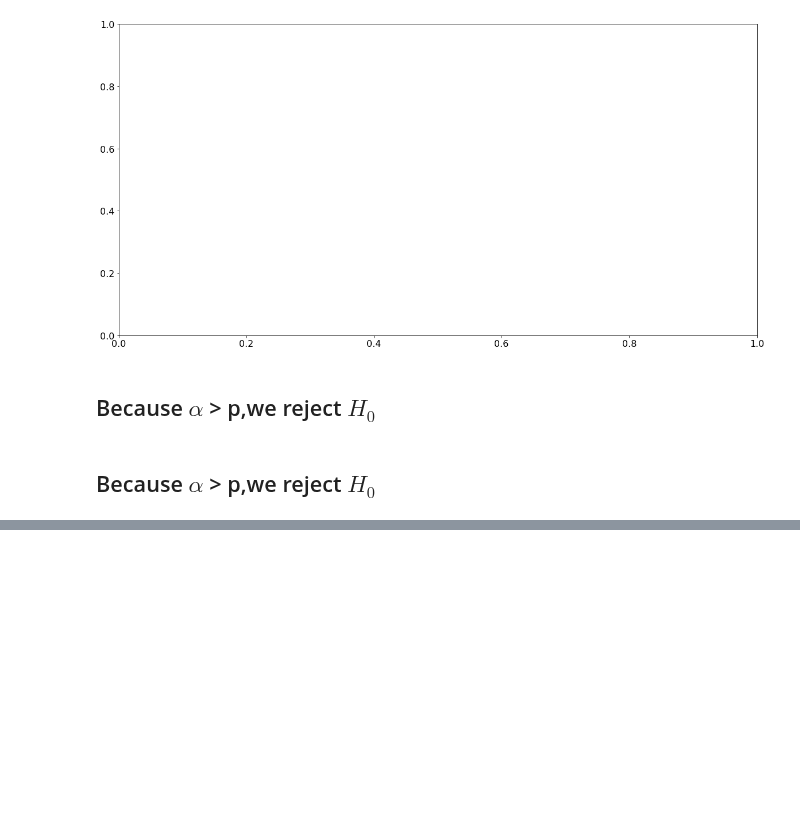
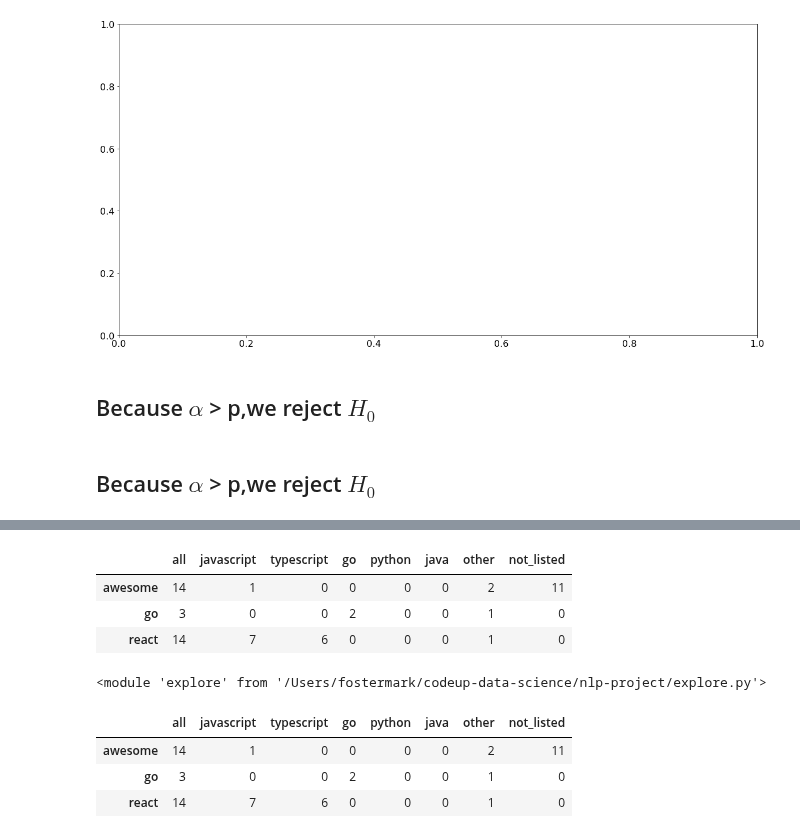
Before and after one commit to L-G-B-Team/nlp-project, a Jupyter notebook: mark_explore.ipynb, the cells around one changed output, grey strips where cells are left out. Drawn from its saved outputs; the diff is of its cells as text; code cells hidden in the pictures; blank space fills up the shorter version.

```diff
--- a/mark_explore.ipynb
+++ b/mark_explore.ipynb
@@ -228,0 +231,18 @@ language_name_chi2(train, 'JavaScript')
+# %%
+go, java, javascript, not_listed, other, python, typescript = e.split_by_language(train)
+javascript_title_freq = e.get_ngram_frequency(javascript.repo)
+python_title_freq = e.get_ngram_frequency(python.repo)
+typescript_title_freq = e.get_ngram_frequency(typescript.repo)
+go_title_freq = e.get_ngram_frequency(go.repo)
+other_series_freq = e.get_ngram_frequency(other.repo)
+not_listed_freq = e.get_ngram_frequency(not_listed.repo)
+java_title_freq = e.get_ngram_frequency(java.repo)
+all_title_freq = e.get_ngram_frequency(train.repo)
+
+title_word_counts = (pd.concat([all_title_freq, javascript_title_freq,typescript_title_freq,go_title_freq, python_title_freq, java_title_freq, other_series_freq, not_listed_freq], axis=1, sort=True)
+                .set_axis(['all', 'javascript','typescript','go', 'python', 'java','other','not_listed'], axis=1, inplace=False)
+                .fillna(0)
+                .apply(lambda s: s.astype(int)))
+title_word_counts_limited = title_word_counts[(title_word_counts.index=='awesome') | (title_word_counts.index=='react') | (title_word_counts.index=='go')]
+
+return title_word_counts_limited
@@ -228,0 +264,24 @@ language_name_chi2(train, 'JavaScript')
+# %%
+title_word_counts = (pd.concat([all_title_freq, javascript_title_freq,typescript_title_freq,go_title_freq, python_title_freq, java_title_freq, other_series_freq, not_listed_freq], axis=1, sort=True)
+                .set_axis(['all', 'javascript','typescript','go', 'python', 'java','other','not_listed'], axis=1, inplace=False)
+                .fillna(0)
+                .apply(lambda s: s.astype(int)))
+title_word_counts_limited = title_word_counts[(title_word_counts.index=='awesome') | (title_word_counts.index=='react') | (title_word_counts.index=='go')]
+# %%
+title_word_counts_limited
+# %% [output]
+|  | all | javascript | typescript | go | python | java | other | not_listed |
+| awesome | 14 | 1 | 0 | 0 | 0 | 0 | 2 | 11 |
+| go | 3 | 0 | 0 | 2 | 0 | 0 | 1 | 0 |
+| react | 14 | 7 | 6 | 0 | 0 | 0 | 1 | 0 |
+# %%
+reload(e)
+# %% [output]
+<module 'explore' from '/Users/fostermark/codeup-data-science/nlp-project/explore.py'>
+# %%
+e.percentage_of_language_per_word(train)
+# %% [output]
+|  | all | javascript | typescript | go | python | java | other | not_listed |
+| awesome | 14 | 1 | 0 | 0 | 0 | 0 | 2 | 11 |
+| go | 3 | 0 | 0 | 2 | 0 | 0 | 1 | 0 |
+| react | 14 | 7 | 6 | 0 | 0 | 0 | 1 | 0 |
```
Also changed, not shown: parts of 3 cells of this notebook.
